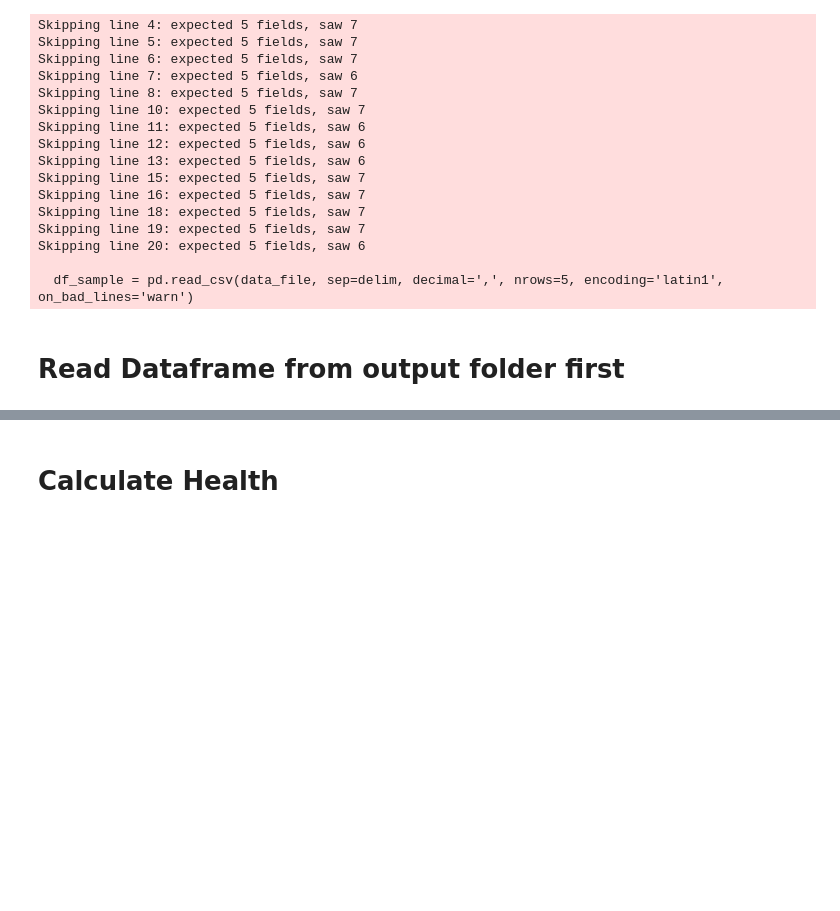
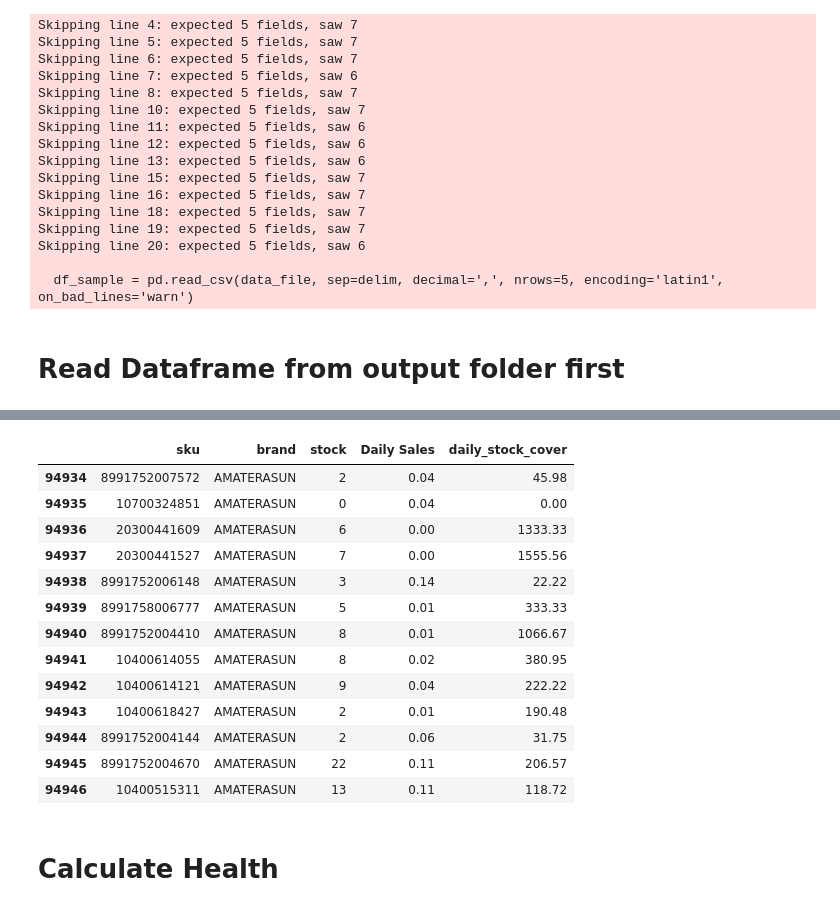
Before and after one commit to andresuchdata/autopo-py, a Jupyter notebook: notebook/health_monitor.ipynb, the cells around one changed output, grey strips where cells are left out. Drawn from its saved outputs; the diff is of its cells as text; code cells hidden in the pictures; blank space fills up the shorter version.

```diff
--- a/notebook/health_monitor.ipynb
+++ b/notebook/health_monitor.ipynb
@@ -229,3 +236,21 @@ Combined data shape: (157192, 43)
+# %%
+zero_df = df[ (df['store'] == 'Miss Glam Aceh') & (df['brand'] == 'AMATERASUN')]
+display(zero_df[['sku', 'brand', 'stock', 'Daily Sales','daily_stock_cover']])
+# %% [output]
+|  | sku | brand | stock | Daily Sales | daily_stock_cover |
+| 94934 | 8991752007572 | AMATERASUN | 2 | 0.04 | 45.98 |
+| 94935 | 10700324851 | AMATERASUN | 0 | 0.04 | 0.00 |
+| 94936 | 20300441609 | AMATERASUN | 6 | 0.00 | 1333.33 |
+| 94937 | 20300441527 | AMATERASUN | 7 | 0.00 | 1555.56 |
+| 94938 | 8991752006148 | AMATERASUN | 3 | 0.14 | 22.22 |
+| 94939 | 8991758006777 | AMATERASUN | 5 | 0.01 | 333.33 |
+| 94940 | 8991752004410 | AMATERASUN | 8 | 0.01 | 1066.67 |
+| 94941 | 10400614055 | AMATERASUN | 8 | 0.02 | 380.95 |
+| 94942 | 10400614121 | AMATERASUN | 9 | 0.04 | 222.22 |
+| 94943 | 10400618427 | AMATERASUN | 2 | 0.01 | 190.48 |
+| 94944 | 8991752004144 | AMATERASUN | 2 | 0.06 | 31.75 |
+| 94945 | 8991752004670 | AMATERASUN | 22 | 0.11 | 206.57 |
+| 94946 | 10400515311 | AMATERASUN | 13 | 0.11 | 118.72 |
 # %% [markdown]
 # Calculate Health
 # %%
```
Also changed, not shown: parts of 2 cells of this notebook, 1 other file.
